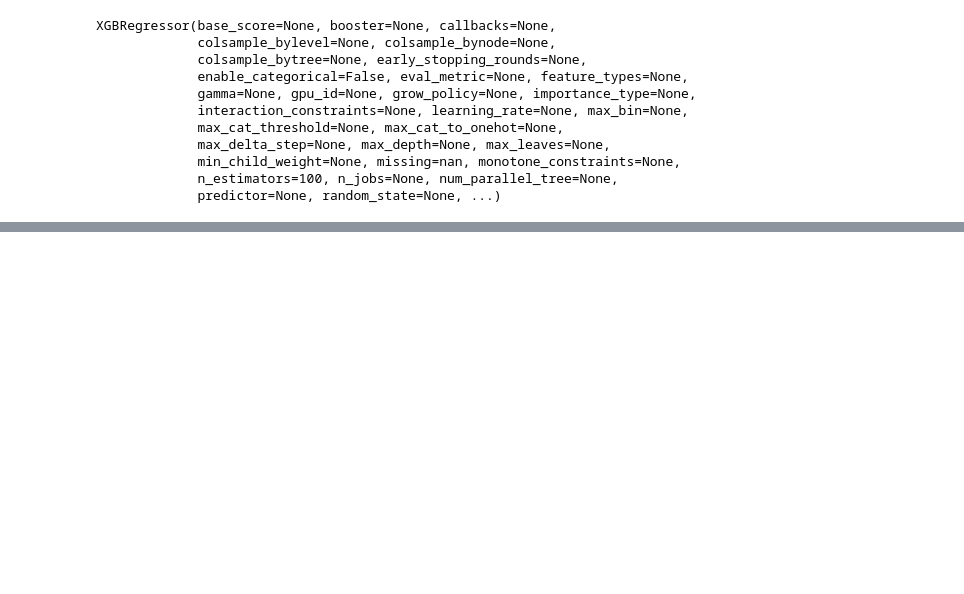
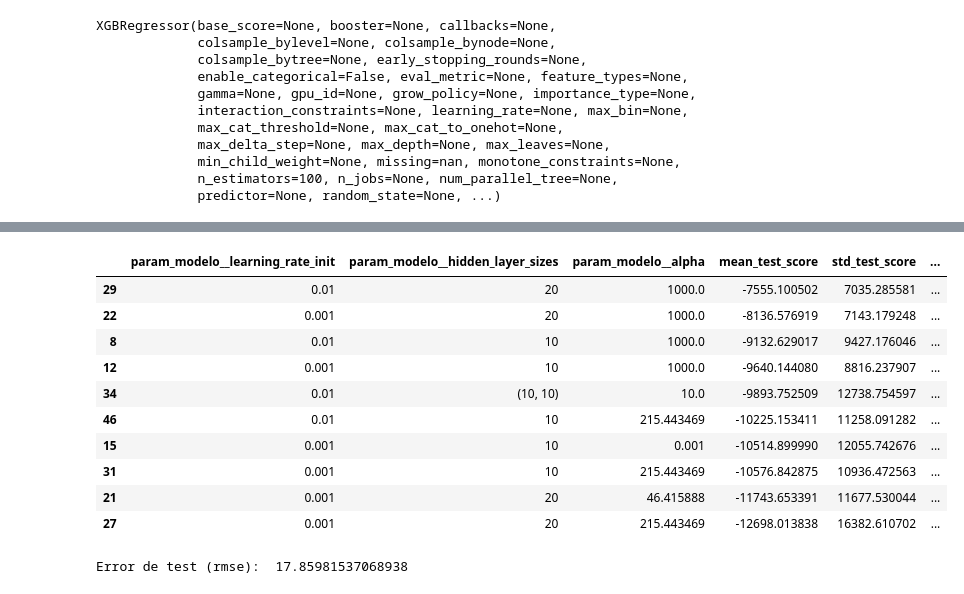
Before and after one commit to carolinariveraa/proyecto_final, a Jupyter notebook: datasetfinal.ipynb, the cells around one changed output, grey strips where cells are left out. Cells and saved outputs as stored; diff of their text form; code cells hidden in the pictures; blank space fills up the shorter version.

```diff
--- a/datasetfinal.ipynb
+++ b/datasetfinal.ipynb
@@ -531,0 +574,57 @@ predicciones_df = pd.DataFrame({'Fecha': fechas_entrenamiento.append(fechas_prue
+# %%
+# Espacio de búsqueda de cada hiperparámetro
+# ==============================================================================
+param_distributions = {
+    'modelo__hidden_layer_sizes': [(10), (20), (10, 10)], #una capa oculta con 10 neuronas otra con 20 y dos capas con 10 neuronas cada una
+    'modelo__alpha': np.logspace(-3, 3, 10),  #controla la regularización, es decir el overfiteo
+    'modelo__learning_rate_init': [0.001, 0.01], #tasa de aprendizaje
+}
+
+# Búsqueda por validación cruzada
+# ==============================================================================
+grid = RandomizedSearchCV(
+        estimator  = pipe,  #modelo utilizado
+        param_distributions = param_distributions,  #probar por cada parametro
+        n_iter     = 50,  # numero de combinaciones de hiperparametros
+        scoring    = 'neg_mean_squared_error',  # para evaluar
+        n_jobs     = multiprocessing.cpu_count() - 1,  # todos los nucleos de la cpu - 1
+        cv         = 5,  # validación cruzada de 5 folds, el conjunto de datos se divide en 5 partes iguales
+        verbose    = 0,
+        random_state = 123,
+        return_train_score = True
+       )
+
+grid.fit(X = X_train, y = y_train)
+
+# Resultados del grid
+# ==============================================================================
+resultados = pd.DataFrame(grid.cv_results_)
+resultados.filter(regex = '(param.*|mean_t|std_t)')\
+    .drop(columns = 'params')\
+    .sort_values('mean_test_score', ascending = False)\
+    .head(10)
+# %% [output]
+|  | param_modelo__learning_rate_init | param_modelo__hidden_layer_sizes | param_modelo__alpha | mean_test_score | std_test_score | ... |
+| 29 | 0.01 | 20 | 1000.0 | -7555.100502 | 7035.285581 | ... |
+| 22 | 0.001 | 20 | 1000.0 | -8136.576919 | 7143.179248 | ... |
+| 8 | 0.01 | 10 | 1000.0 | -9132.629017 | 9427.176046 | ... |
+| 12 | 0.001 | 10 | 1000.0 | -9640.144080 | 8816.237907 | ... |
+| 34 | 0.01 | (10, 10) | 10.0 | -9893.752509 | 12738.754597 | ... |
+| 46 | 0.01 | 10 | 215.443469 | -10225.153411 | 11258.091282 | ... |
+| 15 | 0.001 | 10 | 0.001 | -10514.899990 | 12055.742676 | ... |
+| 31 | 0.001 | 10 | 215.443469 | -10576.842875 | 10936.472563 | ... |
+| 21 | 0.001 | 20 | 46.415888 | -11743.653391 | 11677.530044 | ... |
+| 27 | 0.001 | 20 | 215.443469 | -12698.013838 | 16382.610702 | ... |
+# %%
+# Error de test
+# ==============================================================================
+modelo_final = grid.best_estimator_
+predicciones = modelo_final.predict(X = X_test)
+rmse = mse(
+        y_true = y_test,
+        y_pred = predicciones,
+        squared = False
+       )
+print('Error de test (rmse): ', rmse)
+# %% [output]
+Error de test (rmse):  17.85981537068938
```
Also changed, not shown: parts of 30 cells of this notebook.
